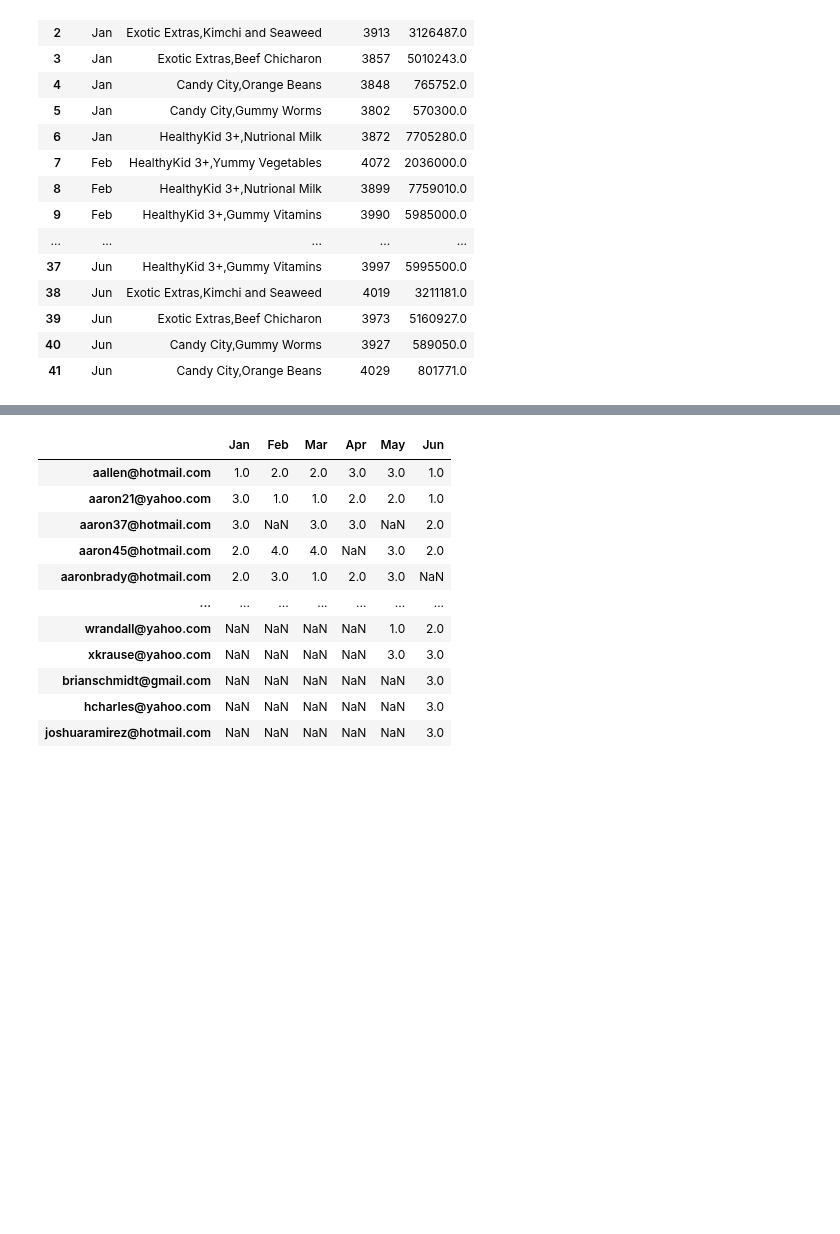
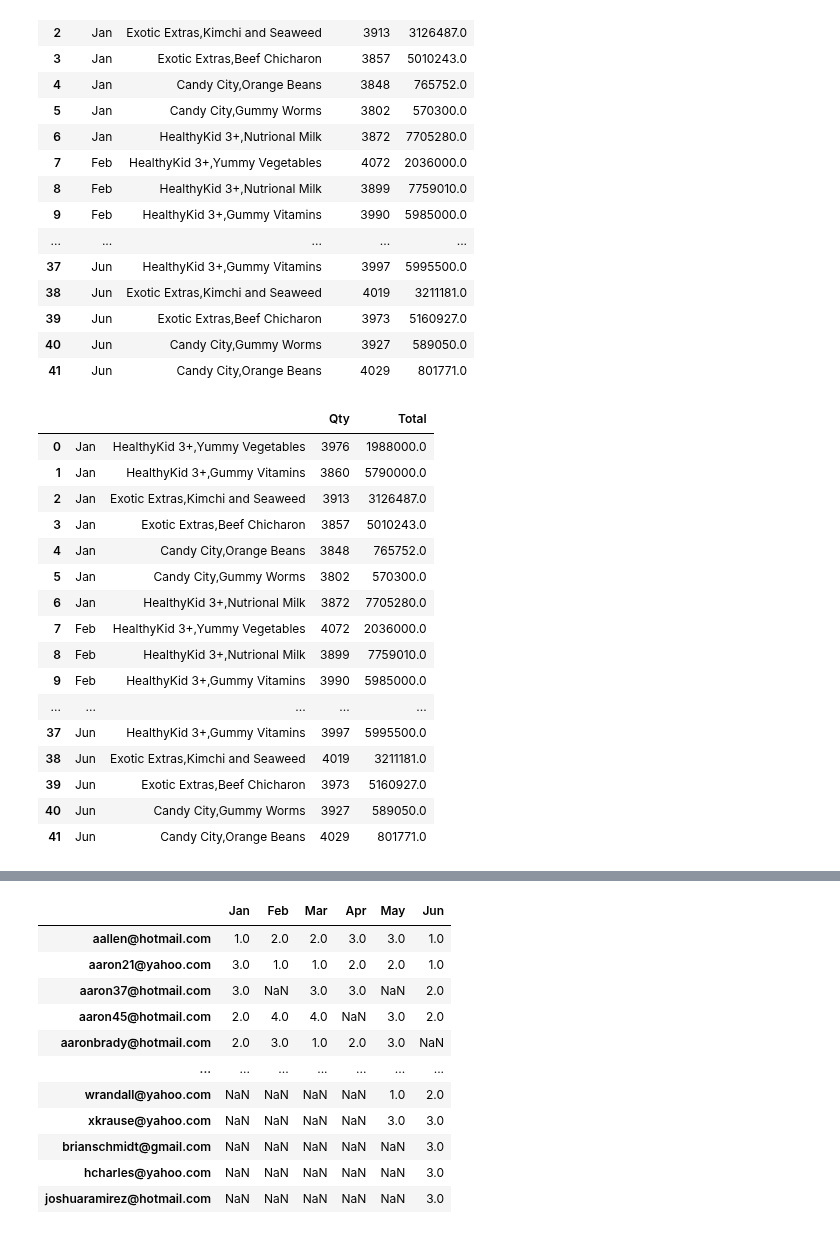
Before and after one commit to jcbacong/BA-probset-ateneo-2022, a Jupyter notebook: ad-hoc-analysis.ipynb, the cells around one changed output, grey strips where cells are left out. Drawn from its saved outputs; the diff is of its cells as text; code cells hidden in the pictures; blank space fills up the shorter version.

```diff
--- a/ad-hoc-analysis.ipynb
+++ b/ad-hoc-analysis.ipynb
@@ -130,3 +130,24 @@ df2
 | 39 | Jun | Exotic Extras,Beef Chicharon | 3973 | 5160927.0 |
 | 40 | Jun | Candy City,Gummy Worms | 3927 | 589050.0 |
 | 41 | Jun | Candy City,Orange Beans | 4029 | 801771.0 |
+# %%
+df2.columns = df2.columns.droplevel(0)
+df2
+# %% [output]
+|  |  |  | Qty | Total |
+| 0 | Jan | HealthyKid 3+,Yummy Vegetables | 3976 | 1988000.0 |
+| 1 | Jan | HealthyKid 3+,Gummy Vitamins | 3860 | 5790000.0 |
+| 2 | Jan | Exotic Extras,Kimchi and Seaweed | 3913 | 3126487.0 |
+| 3 | Jan | Exotic Extras,Beef Chicharon | 3857 | 5010243.0 |
+| 4 | Jan | Candy City,Orange Beans | 3848 | 765752.0 |
+| 5 | Jan | Candy City,Gummy Worms | 3802 | 570300.0 |
+| 6 | Jan | HealthyKid 3+,Nutrional Milk | 3872 | 7705280.0 |
+| 7 | Feb | HealthyKid 3+,Yummy Vegetables | 4072 | 2036000.0 |
+| 8 | Feb | HealthyKid 3+,Nutrional Milk | 3899 | 7759010.0 |
+| 9 | Feb | HealthyKid 3+,Gummy Vitamins | 3990 | 5985000.0 |
+| ... | ... | ... | ... | ... |
+| 37 | Jun | HealthyKid 3+,Gummy Vitamins | 3997 | 5995500.0 |
+| 38 | Jun | Exotic Extras,Kimchi and Seaweed | 4019 | 3211181.0 |
+| 39 | Jun | Exotic Extras,Beef Chicharon | 3973 | 5160927.0 |
+| 40 | Jun | Candy City,Gummy Worms | 3927 | 589050.0 |
+| 41 | Jun | Candy City,Orange Beans | 4029 | 801771.0 |
```
Also changed, not shown: parts of 2 cells of this notebook.
